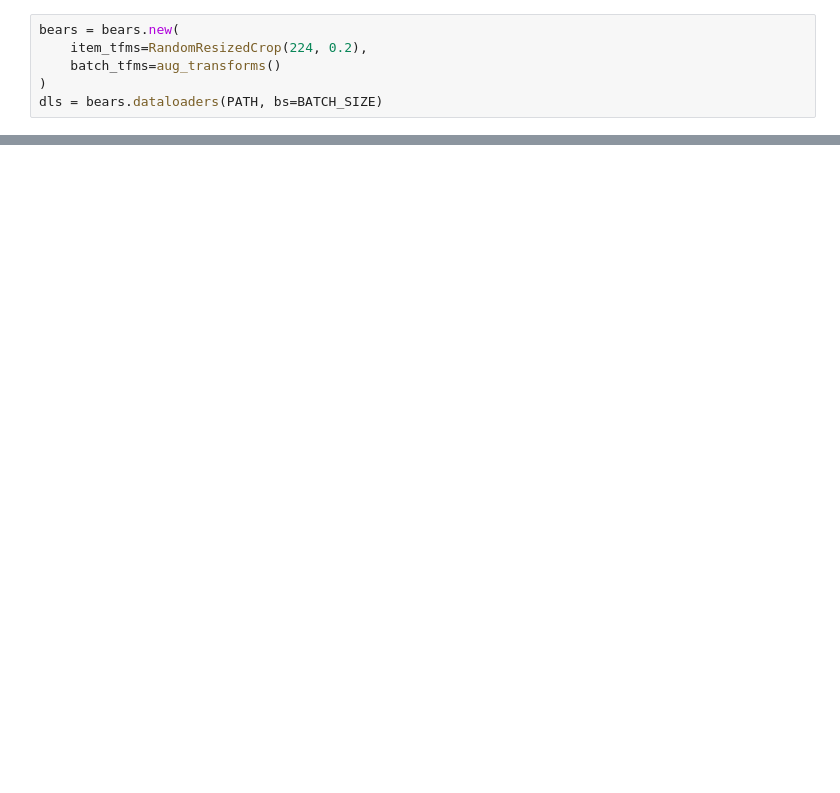
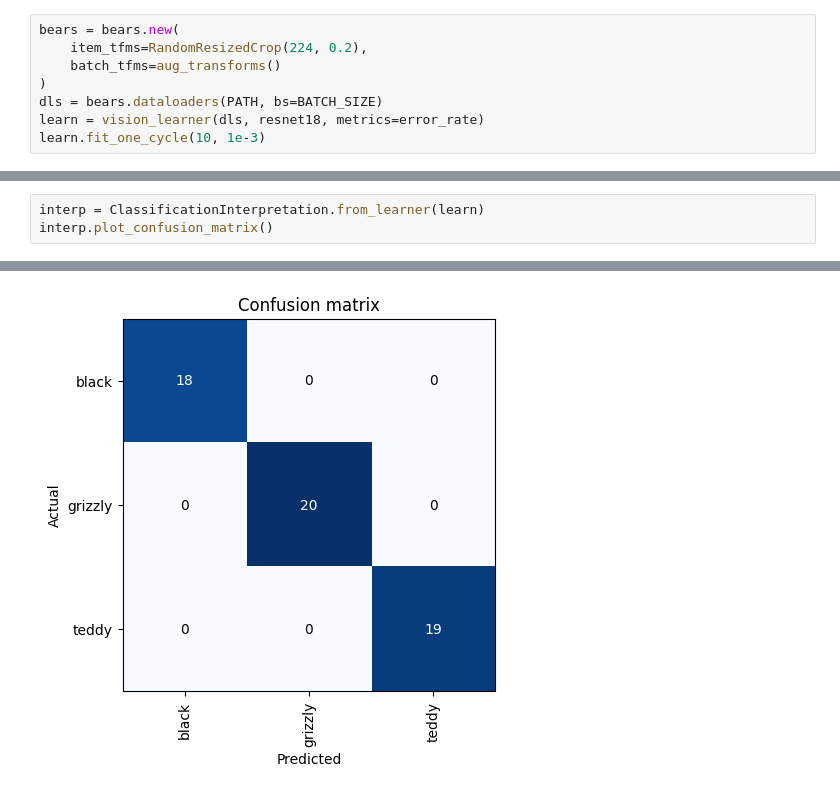
Before and after one commit to FaridRoldan99/DeepLearningForCoders, a Jupyter notebook: BearClassifier/BearClassifier.ipynb, the cells around one changed output, grey strips where cells are left out. Drawn from its saved outputs; the diff is of its cells as text; blank space fills up the shorter version.

```diff
--- a/BearClassifier/BearClassifier.ipynb
+++ b/BearClassifier/BearClassifier.ipynb
@@ -48,4 +57,6 @@ bears = bears.new(
     batch_tfms=aug_transforms()
 )
 dls = bears.dataloaders(PATH, bs=BATCH_SIZE)
+learn = vision_learner(dls, resnet18, metrics=error_rate)
+learn.fit_one_cycle(10, 1e-3)
 # %% [output]
@@ -53,0 +74,4 @@ NotImplementedError: The operator 'aten::_linalg_solve_ex.result' is not current
+# %%
+interp = ClassificationInterpretation.from_learner(learn)
+interp.plot_confusion_matrix()
+# %% [output]
@@ -53,0 +80 @@ NotImplementedError: The operator 'aten::_linalg_solve_ex.result' is not current
+[figure, added]
```
Also changed, not shown: parts of 12 cells of this notebook, 2 other files.
